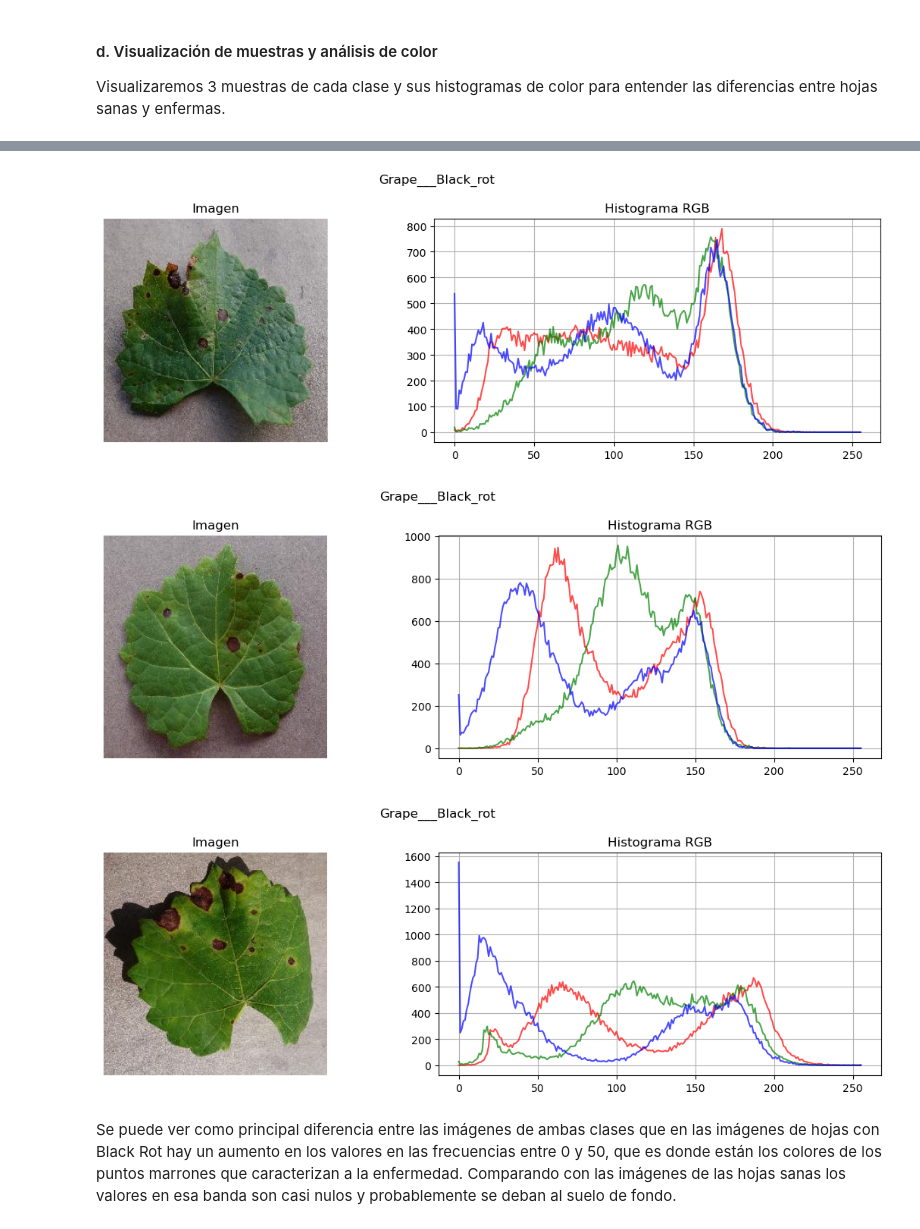
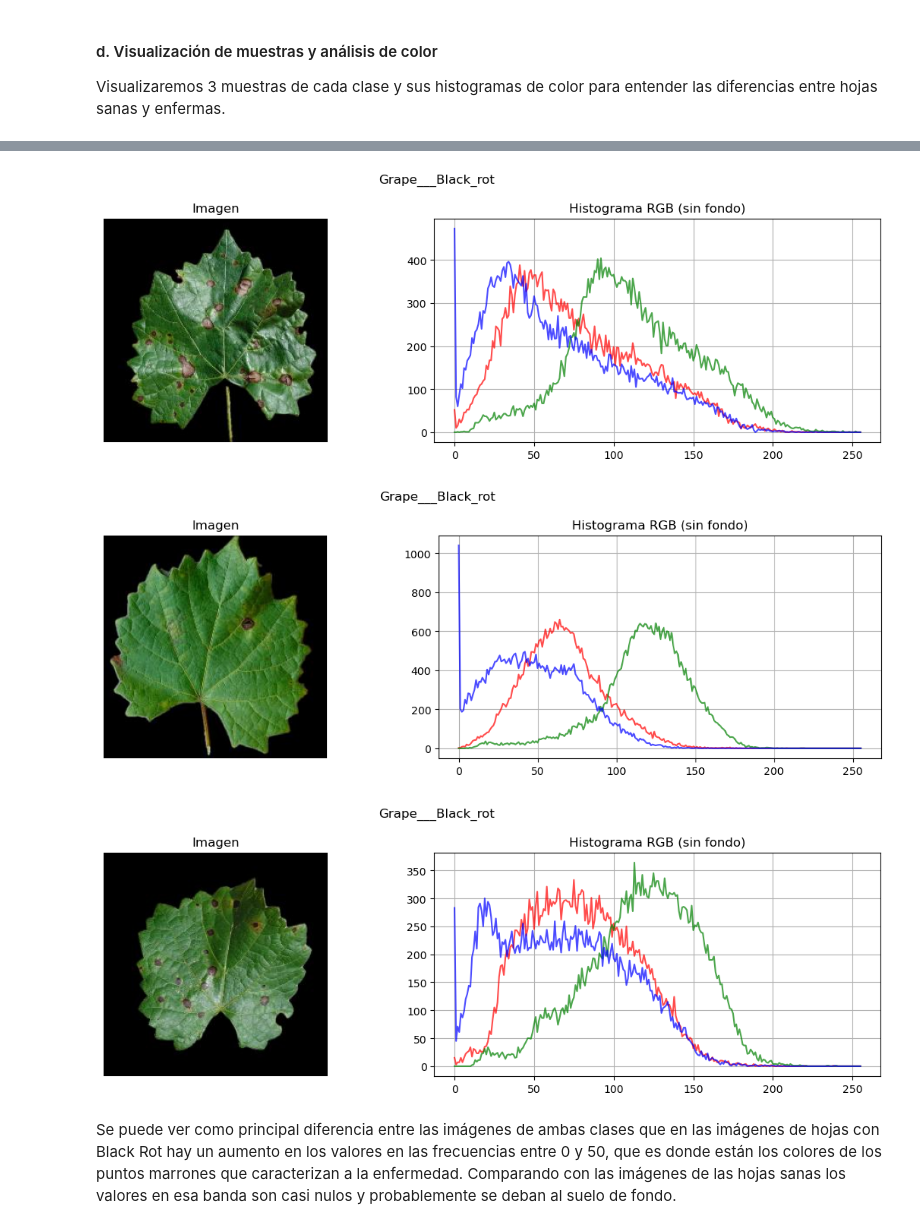
Before and after one commit to Mati279/TP-VC-II, a Jupyter notebook: TP/TP.ipynb, the cells around one changed output, grey strips where cells are left out. Drawn from its saved outputs; the diff is of its cells as text; code cells hidden in the pictures.

```diff
--- a/TP/TP.ipynb
+++ b/TP/TP.ipynb
@@ -37,7 +37,7 @@ A continuación procederemos con el EDA:
 #### a. Conteo de clases
 # %%
 
-base_path = "plantvillage dataset/color"
+base_path = "plantvillage dataset/segmented"
 classes = ["Grape___healthy", "Grape___Black_rot"]
 
 # Traemos las imágenes de cada clase
@@ -116,23 +116,25 @@ Con este código corroboramos que todas las imágenes del dataset tienen un tama
 
 Visualizaremos 3 muestras de cada clase y sus histogramas de color para entender las diferencias entre hojas sanas y enfermas.
 # %%
-# Función para mostrar las imágenes y sus histogramas
 def analizar_rgb(imagen_path, titulo):
     img = cv2.imread(imagen_path)
     img = cv2.cvtColor(img, cv2.COLOR_BGR2RGB)
 
+    # Creamos una máscara para ignorar el fondo negro, para que no distorsione el histograma
+    mask = cv2.cvtColor(img, cv2.COLOR_RGB2GRAY)
+    mask = cv2.threshold(mask, 10, 255, cv2.THRESH_BINARY)[1]
+
     fig, (ax1, ax2) = plt.subplots(1, 2, figsize=(12, 4))
 
-    # Mostrar imagen
+
     ax1.imshow(img)
     ax1.axis('off')
     ax1.set_title('Imagen')
 
-    # Mostrar histograma de color
     for i, color in enumerate(['r', 'g', 'b']):
-        hist = cv2.calcHist([img], [i], None, [256], [0, 256])
+        hist = cv2.calcHist([img], [i], mask, [256], [0, 256])
         ax2.plot(hist, color=color, alpha=0.7)
-    ax2.set_title('Histograma RGB')
+    ax2.set_title('Histograma RGB (sin fondo)')
     ax2.grid(True)
 
     plt.suptitle(titulo)
@@ -154,6 +156,6 @@ for clase in ['Grape___healthy', 'Grape___Black_rot']:
-[figure, old version]
+[figure, new version]
-[figure, old version]
+[figure, new version]
-[figure, old version]
+[figure, new version]
 # %% [markdown]
 Se puede ver como principal diferencia entre las imágenes de ambas clases que en las imágenes de hojas con Black Rot hay un aumento en los valores en las frecuencias entre 0 y 50, que es donde están los colores de los puntos marrones que caracterizan a la enfermedad. Comparando con las imágenes de las hojas sanas los valores en esa banda son casi nulos y probablemente se deban al suelo de fondo.
 # %% [markdown]
```
Also changed, not shown: parts of 6 cells of this notebook.
